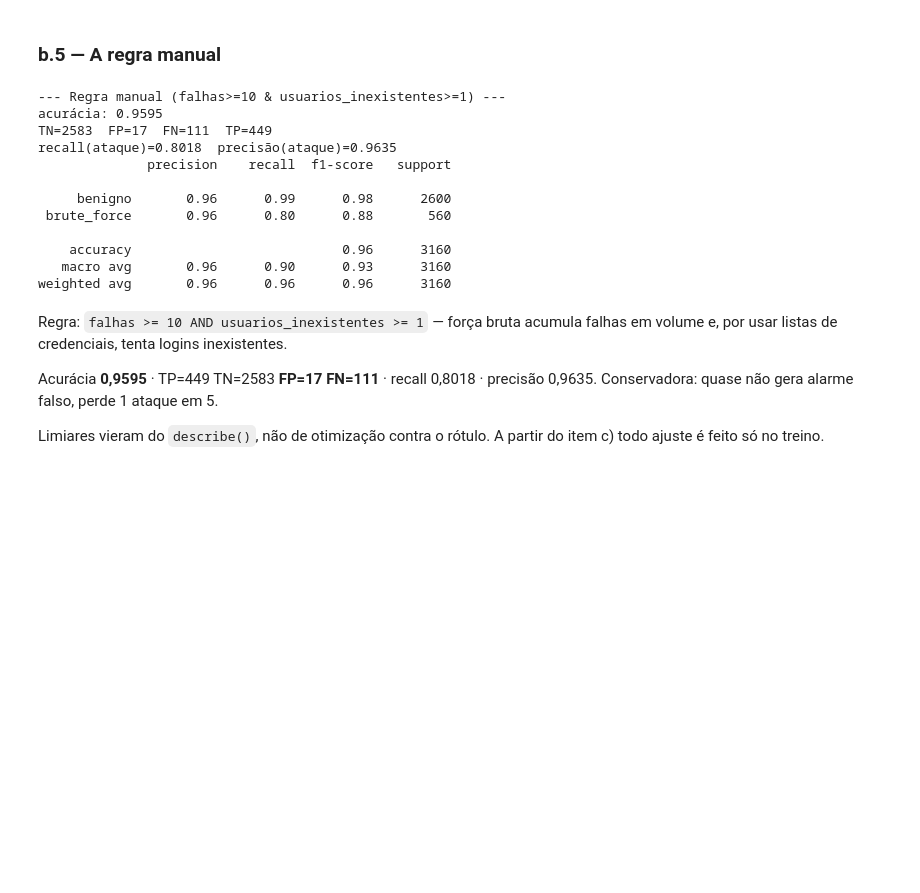
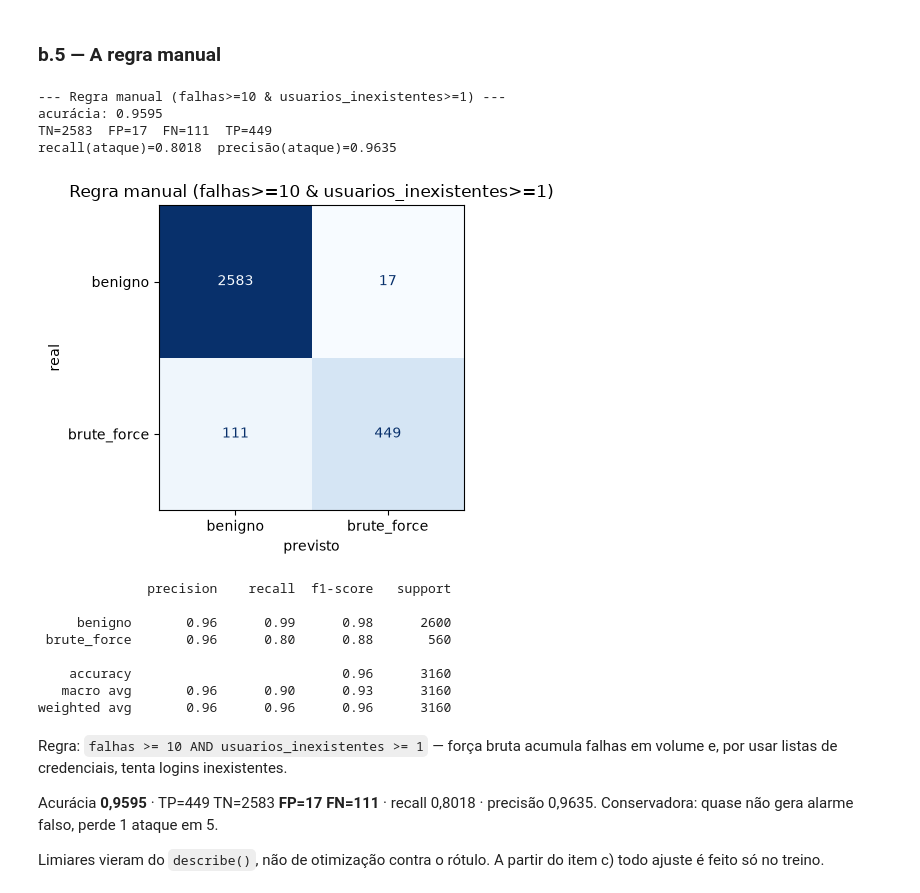
Before and after one commit to antoniolma/classificacao_intrusao, a Jupyter notebook: R2_d23bda.ipynb, the cells around one changed output. Cells and saved outputs as stored; diff of their text form; code cells hidden in the pictures; blank space fills up the shorter version.

```diff
--- a/R2_d23bda.ipynb
+++ b/R2_d23bda.ipynb
@@ -239,36 +239,59 @@ onde a linha parar — o desempenho medido viraria ficção.
 ### **b.5** — A regra manual
 # %%
 from sklearn.metrics import accuracy_score, confusion_matrix, classification_report
+from sklearn.metrics import ConfusionMatrixDisplay
+import matplotlib.pyplot as plt
 
-def avaliar_regra(mascara, y_true, nome="regra"):
+ROT = {0: "benigno", 1: "brute_force"}
+
+def plot_matriz(y_true, y_pred, titulo, classes=None, normalizar=False, figsize=(5, 4)):
+    """Matriz de confusão como imagem. Serve para 2 e para 15 classes."""
+    fig, ax = plt.subplots(figsize=figsize)
+    ConfusionMatrixDisplay.from_predictions(
+        y_true, y_pred, labels=classes,
+        normalize="true" if normalizar else None,
+        values_format=".2f" if normalizar else "d",
+        cmap="Blues", colorbar=False, ax=ax,
+        xticks_rotation=45 if classes is not None and len(classes) > 4 else "horizontal",
+    )
+    ax.set_title(titulo)
+    ax.set_xlabel("previsto"); ax.set_ylabel("real")
+    plt.tight_layout()
+    plt.show()
+
+def avaliar_regra(mascara, y_true, nome="regra", plotar=True):
     """Avalia uma máscara booleana pandas como se fosse um classificador."""
     y_pred = mascara.astype(int)
     acc = accuracy_score(y_true, y_pred)
     tn, fp, fn, tp = confusion_matrix(y_true, y_pred).ravel()
     print(f"--- {nome} ---")
     print(f"acurácia: {acc:.4f}")
     print(f"TN={tn}  FP={fp}  FN={fn}  TP={tp}")
     print(f"recall(ataque)={tp/(tp+fn):.4f}  precisão(ataque)={tp/(tp+fp) if tp+fp else float('nan'):.4f}")
+    if plotar:
+        plot_matriz(y_true.map(ROT), y_pred.map(ROT), nome,
+                    classes=["benigno", "brute_force"])
     print(classification_report(y_true, y_pred, target_names=["benigno", "brute_force"]))
     return {"nome": nome, "acuracia": acc, "TN": tn, "FP": fp, "FN": fn, "TP": tp}
 
 # Regra no estilo do Roteiro 1. Limiares definidos por leitura do describe().
 regra = (aquec["falhas"] >= 10) & (aquec["usuarios_inexistentes"] >= 1)
 
-res_regra = avaliar_regra(regra, y, nome="Regra manual (falhas>=10 & usuarios_inexistentes>=1)")
+res_regra = avaliar_regra(regra, y, nome="Regra manual (falhas>=10 & usuarios_inexistentes>=1)", plotar=True)
 # %% [output]
 --- Regra manual (falhas>=10 & usuarios_inexistentes>=1) ---
 acurácia: 0.9595
 TN=2583  FP=17  FN=111  TP=449
 recall(ataque)=0.8018  precisão(ataque)=0.9635
-              precision    recall  f1-score   support
-
-     benigno       0.96      0.99      0.98      2600
- brute_force       0.96      0.80      0.88       560
-
-    accuracy                           0.96      3160
-   macro avg       0.96      0.90      0.93      3160
-weighted avg       0.96      0.96      0.96      3160
+[figure, added]
+              precision    recall  f1-score   support
+
+     benigno       0.96      0.99      0.98      2600
+ brute_force       0.96      0.80      0.88       560
+
+    accuracy                           0.96      3160
+   macro avg       0.96      0.90      0.93      3160
+weighted avg       0.96      0.96      0.96      3160
 # %% [markdown]
 Regra: `falhas >= 10 AND usuarios_inexistentes >= 1` — força bruta acumula falhas
 em volume e, por usar listas de credenciais, tenta logins inexistentes.
```
Also changed, not shown: parts of 44 cells of this notebook.
